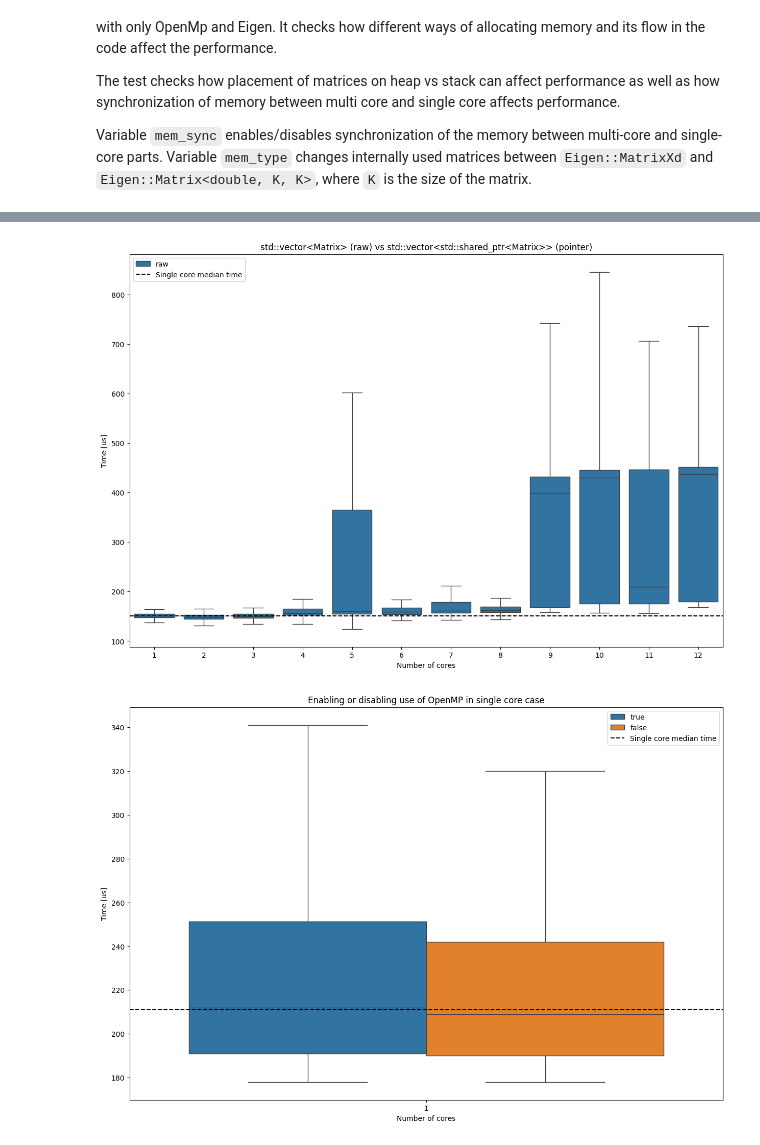
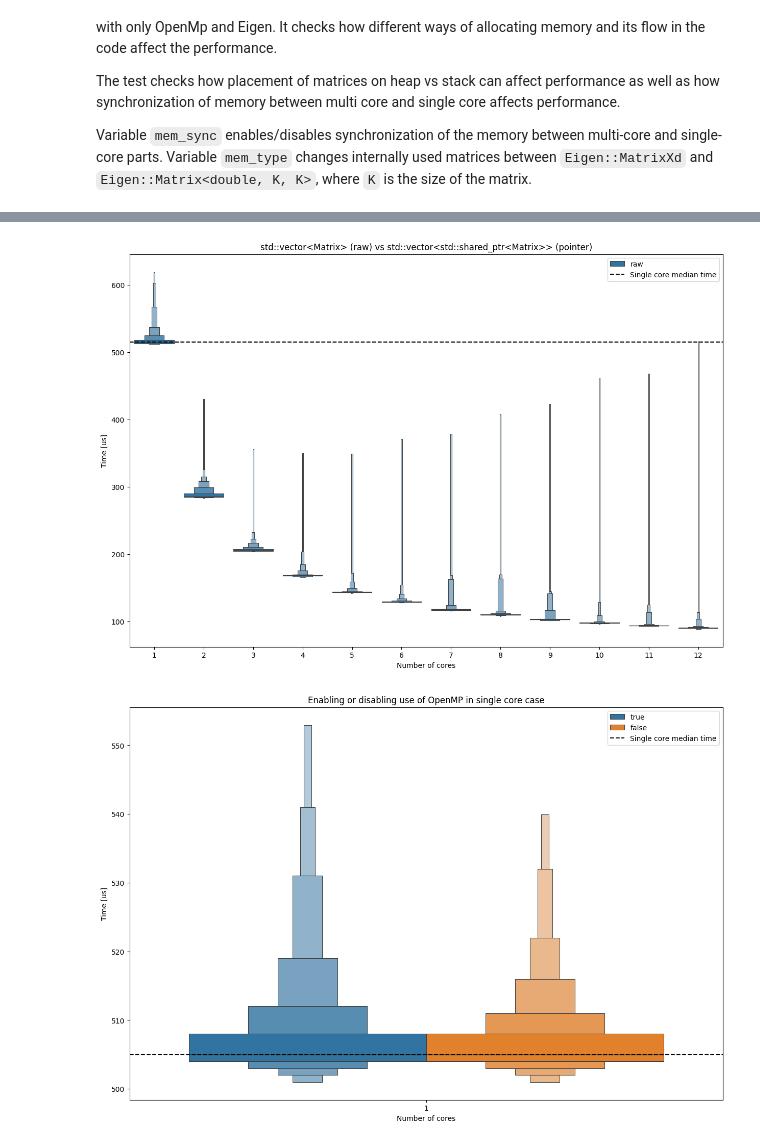
Before and after one commit to Kotochleb/crocoddyl-multithreading-benchmark, a Jupyter notebook: experiments/pure_eigen_openmp/notebooks/pure_eigen_openmp.ipynb, the cells around one changed output, grey strips where cells are left out. Drawn from its saved outputs; the diff is of its cells as text; code cells hidden in the pictures.

```diff
--- a/experiments/pure_eigen_openmp/notebooks/pure_eigen_openmp.ipynb
+++ b/experiments/pure_eigen_openmp/notebooks/pure_eigen_openmp.ipynb
@@ -104,19 +105,21 @@ sync_mem = False
 access_type = "raw"
 alignment_type = "dynamic"
 
-sns.boxplot(
+sns.boxenplot(
     data=df[(df["sync_mem"] == sync_mem) & (df["alignment"] == alignment_type)],
     x="nthreads",
-    y="time",
+    y="whole",
     hue="access",
     showfliers=False,
+    k_depth="proportion",
+    outlier_prop=0.043,
     ax=axs,
 )
 
 df_base = df[df["nthreads"] == 1]
 line = df_base[
     (df_base["sync_mem"] == sync_mem) & (df_base["alignment"] == alignment_type)
-]["time"].median()
+]["whole"].median()
 axs.axhline(y=line, color="k", linestyle="--", label="Single core median time")
 
 axs.set(
@@ -127,7 +130,7 @@ axs.set(
 
 legend = axs.legend()
 # %% [output]
-[figure, old version]
+[figure, new version]
 # %%
 fig, axs = plt.subplots(1, 1, sharex=True)
 fig.set_figheight(10)
@@ -136,37 +139,39 @@ fig.set_figwidth(15)
 sync_mem = False
 access_type = "raw"
 alignment_type = "static"
 access = "raw"
 
-sns.boxplot(
+sns.boxenplot(
     data=df[
         (df["sync_mem"] == sync_mem)
         & (df["alignment"] == alignment_type)
         & (df["access"] == access)
         & (df["nthreads"] == 1)
     ],
     x="nthreads",
-    y="time",
+    y="whole",
     hue="use_openmp",
     showfliers=False,
+    k_depth="proportion",
+    outlier_prop=0.043,
     ax=axs,
 )
 
 df_base = df[df["nthreads"] == 1]
 line = df_base[
     (df_base["sync_mem"] == sync_mem) & (df_base["alignment"] == alignment_type)
-]["time"].median()
+]["whole"].median()
 axs.axhline(y=line, color="k", linestyle="--", label="Single core median time")
 
 axs.set(
     xlabel="Number of cores",
     ylabel="Time [us]",
     title="Enabling or disabling use of OpenMP in single core case",
 )
 
 legend = axs.legend()
 # %% [output]
-[figure, old version]
+[figure, new version]
 # %%
 import subprocess
 import os
```
Also changed, not shown: parts of 5 cells of this notebook, 1 other file.
